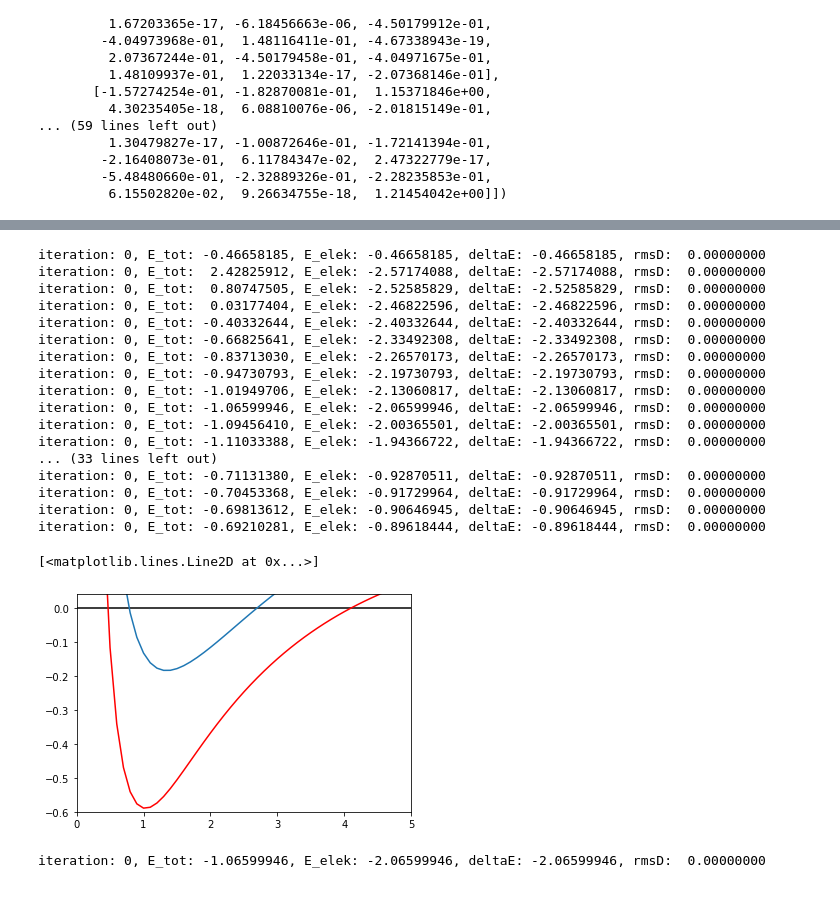
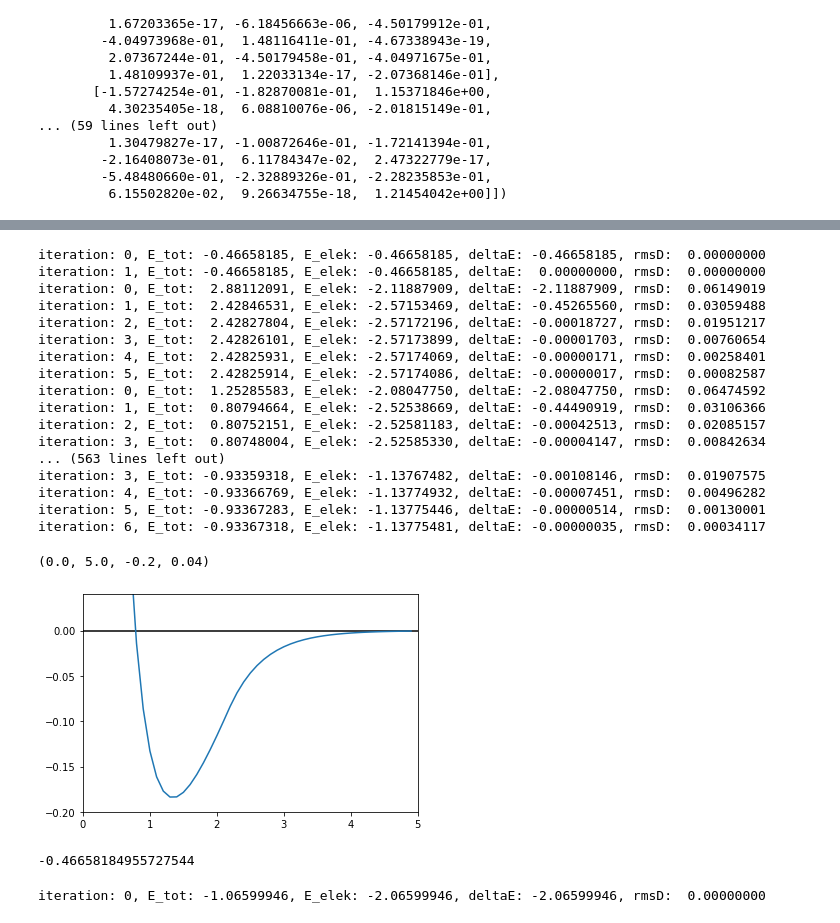
Before and after one commit to ruvdrsti/Bachelor_project, a Jupyter notebook: UHF.ipynb, the cells around one changed output, grey strips where cells are left out. Cells and saved outputs as stored; diff of their text form; code cells hidden in the pictures.

```diff
--- a/UHF.ipynb
+++ b/UHF.ipynb
@@ -3,8 +3,8 @@ import psi4
 import numpy as np
 import scipy.linalg as sp
 psi4.set_output_file("output.dat", True)  # setting output file
-psi4.set_memory(int(40e8))
-numpy_memory = 8
+psi4.set_memory(int(5e8))
+numpy_memory = 2
 psi4.set_options({'basis': 'cc-pvdz', 'reference': 'uhf', 'scf_type': 'df'})
 
 
@@ -17,8 +17,8 @@ class Molecule:
         geom_file: a link to a pubchem file
 
         note:
-        This class is designed to work in an iterative Restricted Closed Shell HF calculation. The guess matrix needs to be
-        updated asap. This will always correspond to the curren fock-matrix.
+        This class is designed to work in an iterative HF calculation. The guess matrix needs to be
+        updated asap. This will always correspond to the current fock-matrix.
         """
         if """pubchem""" in geom_file:
             self.id = psi4.geometry(geom_file)
@@ -34,7 +34,6 @@ class Molecule:
         # only works for closed shell systems
         self.guessMatrix_a = "empty"
         self.guessMatrix_b = "empty"
-
 
     def setGuess(self, new_guess=None, spin=None):
         """
@@ -132,9 +131,17 @@ class Molecule:
         assert spin == "alpha" or spin == "beta", f"{spin}: no valid spin"
         if spin == "alpha":
             occ = self.alpha
+            guess = self.guessMatrix_a
         else:
             occ = self.beta
+            guess = self.guessMatrix_b
         C = self.getEigenStuff(spin)[1]
+        if np.all(guess == self.displayHamiltonian()) and self.alpha == self.beta:
+            if spin == "beta":
+                theta = np.pi/4
+                C = np.array([[np.cos(theta), -np.sin(theta)], [np.sin(theta), np.cos(theta)]]).dot(C)
+
+
         D = np.einsum("pq, qr->pr", C[:, :occ], C[:, :occ].T, optimize=True)
         return D
 
@@ -169,6 +176,7 @@ class Molecule:
         Calculates the total energy
         """
         return self.getElectronicEnergy() + self.displayNucRep()
+
 
 
 def iterator(target_molecule):
@@ -208,7 +216,7 @@ def iterator(target_molecule):
         # comparing block: will answer the "Are we there yet?" question
         rms_D_a = np.einsum("pq->", np.sqrt((d_old_alpha - d_new_alpha)**2), optimize=True)
         rms_D_b = np.einsum("pq->", np.sqrt((d_old_beta - d_new_beta)**2), optimize=True)
-        if rms_D_a < 1e-4:
+        if abs(E_new - E_old) < 1e-6:
             convergence = True
 
 
@@ -378,7 +358,6 @@ distances = np.arange(0.2, 5, 0.1)
 E_list = []
 E_nuc = []
 E_elek = []
-E_Ulist = []
 atom = Molecule("""
     H
     """)
@@ -398,43 +377,39 @@ for distance in np.nditer(distances):
 
     E_nuc.append(hydrogen.displayNucRep())
     E_list.append(E - 2*E_H)
-    E_elek.append(hydrogen.getElectronicEnergy() - 2*atom.getElectronicEnergy())
-    H = hydrogen.displayHamiltonian()
-    P = hydrogen.getDensityMatrix("alpha") + hydrogen.getDensityMatrix("beta")
-    J = np.einsum("nopq,pq->no", hydrogen.displayElectronRepulsion(), P, optimize=True)
-    K = np.einsum("npoq,pq->no", hydrogen.displayElectronRepulsion(), P, optimize=True)
-    theta = np.arccos(np.sqrt((H[1,1] - H[0,0] + J[1,1] - J[0,1] + 2*K[0,1])/(J[0,0] + J[1,1] - 2*J[0,1] + 4*K[0,1])))
-    E_U = 2*np.cos(theta)**2*H[0,0] + 2*np.sin(theta)**2*H[1,1] + np.cos(theta)**4*J[0,0] + np.sin(theta)**4*J[1,1] + 2*np.sin(theta)**2*np.cos(theta)**2*(J[0,1] - 2*K[0,1])
-    E_Ulist.append(E_U - 2*E_H + hydrogen.displayNucRep())
+    E_elek.append(hydrogen.getElectronicEnergy() - 2*E_H)
 # %% [output]
 iteration: 0, E_tot: -0.46658185, E_elek: -0.46658185, deltaE: -0.46658185, rmsD:  0.00000000
-iteration: 0, E_tot:  2.42825912, E_elek: -2.57174088, deltaE: -2.57174088, rmsD:  0.00000000
-iteration: 0, E_tot:  0.80747505, E_elek: -2.52585829, deltaE: -2.52585829, rmsD:  0.00000000
-iteration: 0, E_tot:  0.03177404, E_elek: -2.46822596, deltaE: -2.46822596, rmsD:  0.00000000
-iteration: 0, E_tot: -0.40332644, E_elek: -2.40332644, deltaE: -2.40332644, rmsD:  0.00000000
-iteration: 0, E_tot: -0.66825641, E_elek: -2.33492308, deltaE: -2.33492308, rmsD:  0.00000000
-iteration: 0, E_tot: -0.83713030, E_elek: -2.26570173, deltaE: -2.26570173, rmsD:  0.00000000
-iteration: 0, E_tot: -0.94730793, E_elek: -2.19730793, deltaE: -2.19730793, rmsD:  0.00000000
-iteration: 0, E_tot: -1.01949706, E_elek: -2.13060817, deltaE: -2.13060817, rmsD:  0.00000000
-iteration: 0, E_tot: -1.06599946, E_elek: -2.06599946, deltaE: -2.06599946, rmsD:  0.00000000
-iteration: 0, E_tot: -1.09456410, E_elek: -2.00365501, deltaE: -2.00365501, rmsD:  0.00000000
-iteration: 0, E_tot: -1.11033388, E_elek: -1.94366722, deltaE: -1.94366722, rmsD:  0.00000000
-... (33 lines left out)
-iteration: 0, E_tot: -0.71131380, E_elek: -0.92870511, deltaE: -0.92870511, rmsD:  0.00000000
-iteration: 0, E_tot: -0.70453368, E_elek: -0.91729964, deltaE: -0.91729964, rmsD:  0.00000000
-iteration: 0, E_tot: -0.69813612, E_elek: -0.90646945, deltaE: -0.90646945, rmsD:  0.00000000
-iteration: 0, E_tot: -0.69210281, E_elek: -0.89618444, deltaE: -0.89618444, rmsD:  0.00000000
+iteration: 1, E_tot: -0.46658185, E_elek: -0.46658185, deltaE:  0.00000000, rmsD:  0.00000000
+iteration: 0, E_tot:  2.88112091, E_elek: -2.11887909, deltaE: -2.11887909, rmsD:  0.06149019
+iteration: 1, E_tot:  2.42846531, E_elek: -2.57153469, deltaE: -0.45265560, rmsD:  0.03059488
+iteration: 2, E_tot:  2.42827804, E_elek: -2.57172196, deltaE: -0.00018727, rmsD:  0.01951217
+iteration: 3, E_tot:  2.42826101, E_elek: -2.57173899, deltaE: -0.00001703, rmsD:  0.00760654
+iteration: 4, E_tot:  2.42825931, E_elek: -2.57174069, deltaE: -0.00000171, rmsD:  0.00258401
+iteration: 5, E_tot:  2.42825914, E_elek: -2.57174086, deltaE: -0.00000017, rmsD:  0.00082587
+iteration: 0, E_tot:  1.25285583, E_elek: -2.08047750, deltaE: -2.08047750, rmsD:  0.06474592
+iteration: 1, E_tot:  0.80794664, E_elek: -2.52538669, deltaE: -0.44490919, rmsD:  0.03106366
+iteration: 2, E_tot:  0.80752151, E_elek: -2.52581183, deltaE: -0.00042513, rmsD:  0.02085157
+iteration: 3, E_tot:  0.80748004, E_elek: -2.52585330, deltaE: -0.00004147, rmsD:  0.00842634
+... (563 lines left out)
+iteration: 3, E_tot: -0.93359318, E_elek: -1.13767482, deltaE: -0.00108146, rmsD:  0.01907575
+iteration: 4, E_tot: -0.93366769, E_elek: -1.13774932, deltaE: -0.00007451, rmsD:  0.00496282
+iteration: 5, E_tot: -0.93367283, E_elek: -1.13775446, deltaE: -0.00000514, rmsD:  0.00130001
+iteration: 6, E_tot: -0.93367318, E_elek: -1.13775481, deltaE: -0.00000035, rmsD:  0.00034117
 # %%
 import matplotlib.pyplot as plt
 plt.plot(distances, E_list)
 plt.plot(distances, E_nuc, color="green")
 
 plt.hlines(0, 0, 5, color="black")
-plt.axis([0, 5, -0.6, 0.04])
-plt.plot(distances, E_Ulist, color="red")
+plt.axis([0, 5, -0.2, 0.04])
 # %% [output]
-[<matplotlib.lines.Line2D at 0x...>]
+(0.0, 5.0, -0.2, 0.04)
-[figure, old version]
+[figure, new version]
+# %%
+E_H
+# %% [output]
+-0.46658184955727544
 # %%
 
 specifications = f"""
```
Also changed, not shown: parts of 5 cells of this notebook.
